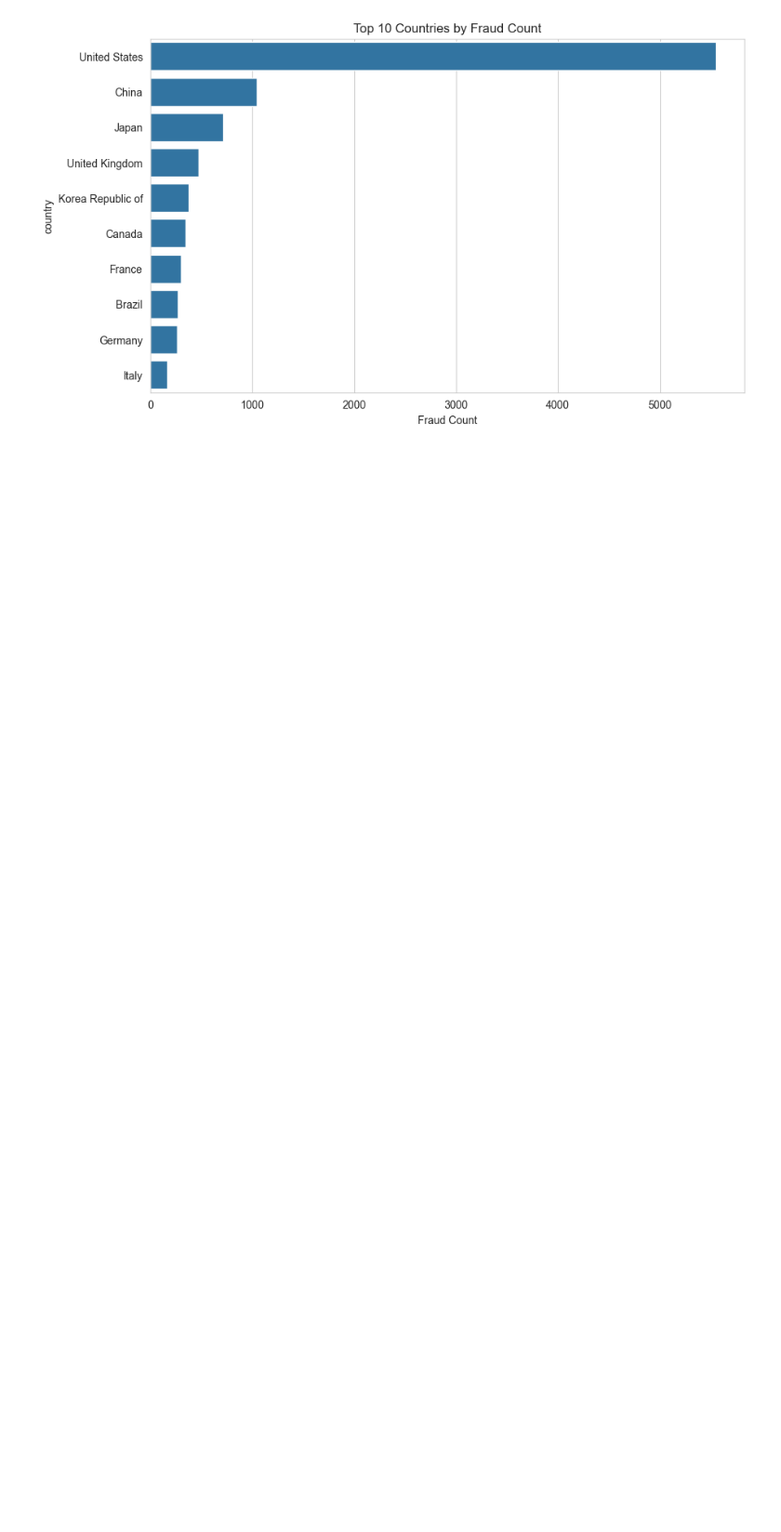
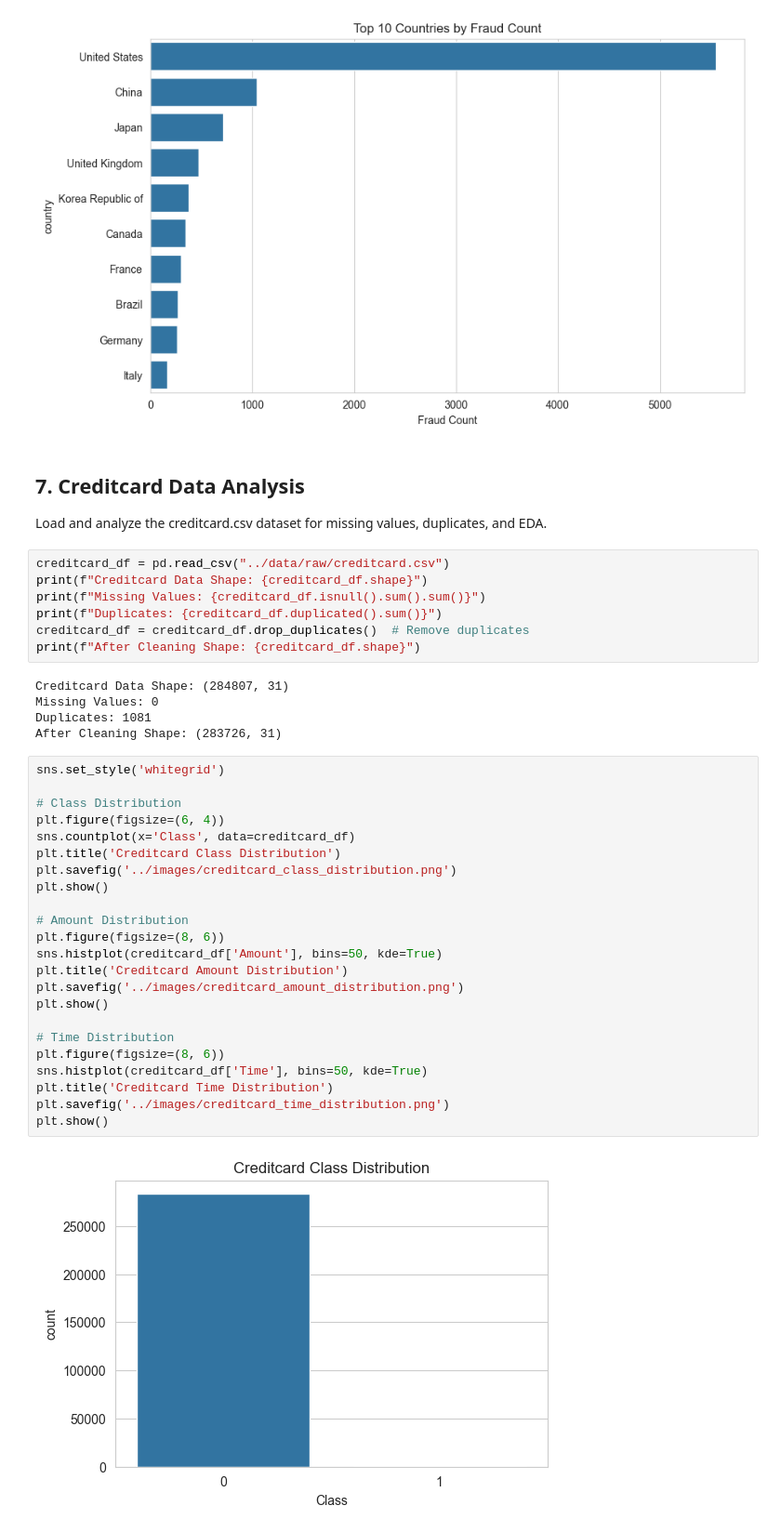
Before and after one commit to Miftah-Ebrahim/Ecommerce-Banking-Fraud-Detection-ML, a Jupyter notebook: notebooks/eda-fraud-data.ipynb, the cells around one changed output. Shown: that part at 93% size. Cells and saved outputs as stored; diff of their text form; blank space fills up the shorter version.

```diff
--- a/notebooks/eda-fraud-data.ipynb
+++ b/notebooks/eda-fraud-data.ipynb
@@ -123,3 +121,44 @@ plt.show()
 [figure]
 [figure]
 [figure]
+# %% [markdown]
+## 7. Creditcard Data Analysis
+
+Load and analyze the creditcard.csv dataset for missing values, duplicates, and EDA.
+# %%
+creditcard_df = pd.read_csv("../data/raw/creditcard.csv")
+print(f"Creditcard Data Shape: {creditcard_df.shape}")
+print(f"Missing Values: {creditcard_df.isnull().sum().sum()}")
+print(f"Duplicates: {creditcard_df.duplicated().sum()}")
+creditcard_df = creditcard_df.drop_duplicates()  # Remove duplicates
+print(f"After Cleaning Shape: {creditcard_df.shape}")
+# %% [output]
+Creditcard Data Shape: (284807, 31)
+Missing Values: 0
+Duplicates: 1081
+After Cleaning Shape: (283726, 31)
+# %%
+sns.set_style('whitegrid')
+
+# Class Distribution
+plt.figure(figsize=(6, 4))
+sns.countplot(x='Class', data=creditcard_df)
+plt.title('Creditcard Class Distribution')
+plt.savefig('../images/creditcard_class_distribution.png')
+plt.show()
+
+# Amount Distribution
+plt.figure(figsize=(8, 6))
+sns.histplot(creditcard_df['Amount'], bins=50, kde=True)
+plt.title('Creditcard Amount Distribution')
+plt.savefig('../images/creditcard_amount_distribution.png')
+plt.show()
+
+# Time Distribution
+plt.figure(figsize=(8, 6))
+sns.histplot(creditcard_df['Time'], bins=50, kde=True)
+plt.title('Creditcard Time Distribution')
+plt.savefig('../images/creditcard_time_distribution.png')
+plt.show()
+# %% [output]
+[figure, added]
```
Also changed, not shown: parts of 4 cells of this notebook, 13 other files.
